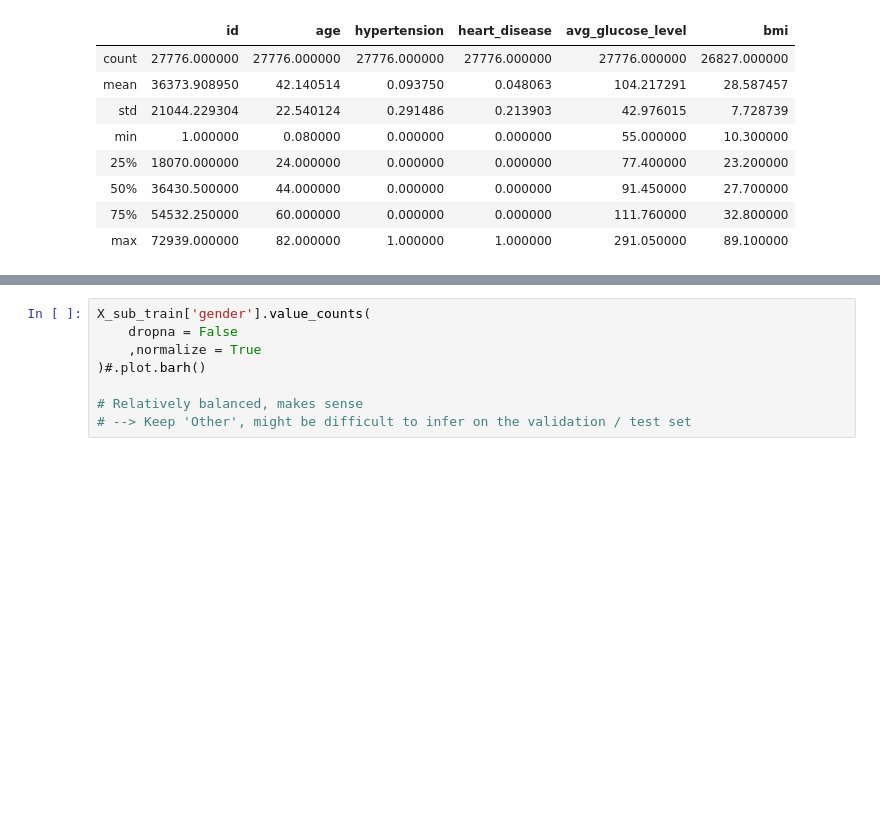
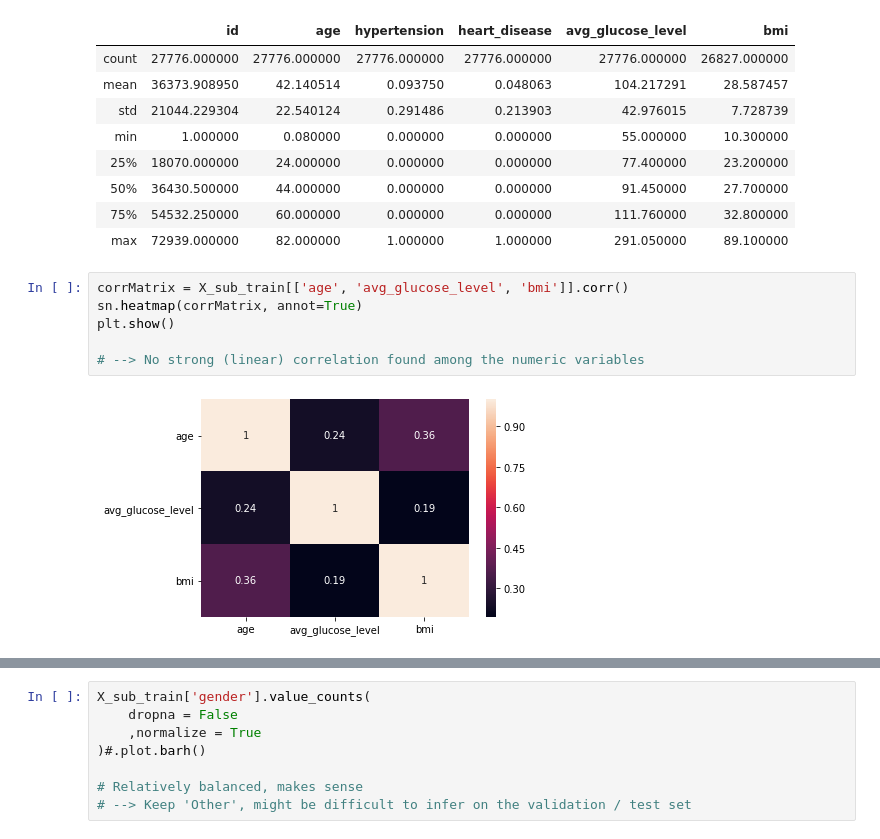
Before and after one commit to yairmeidan/stroke, a Jupyter notebook: stroke_YM.ipynb, the cells around one changed output, grey strips where cells are left out. Cells and saved outputs as stored; diff of their text form; blank space fills up the shorter version.

```diff
--- a/stroke_YM.ipynb
+++ b/stroke_YM.ipynb
@@ -129,3 +123,11 @@ X_sub_train.describe() # Statistics regrading the numeric features
 | 50% | 36430.500000 | 44.000000 | 0.000000 | 0.000000 | 91.450000 | 27.700000 |
 | 75% | 54532.250000 | 60.000000 | 0.000000 | 0.000000 | 111.760000 | 32.800000 |
 | max | 72939.000000 | 82.000000 | 1.000000 | 1.000000 | 291.050000 | 89.100000 |
+# %%
+corrMatrix = X_sub_train[['age', 'avg_glucose_level', 'bmi']].corr()
+sn.heatmap(corrMatrix, annot=True)
+plt.show()
+
+# --> No strong (linear) correlation found among the numeric variables
+# %% [output]
+[figure, added]
```
Also changed, not shown: parts of 51 cells of this notebook.
